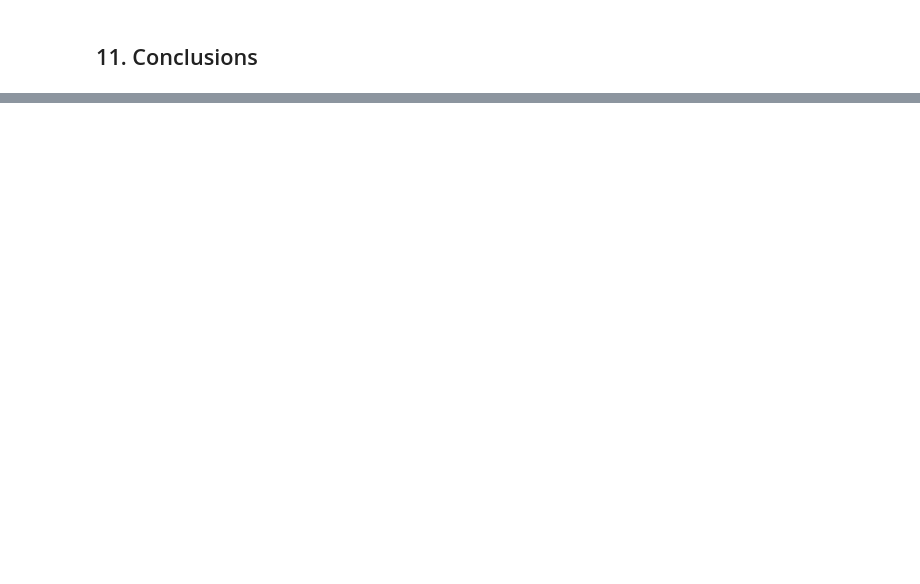
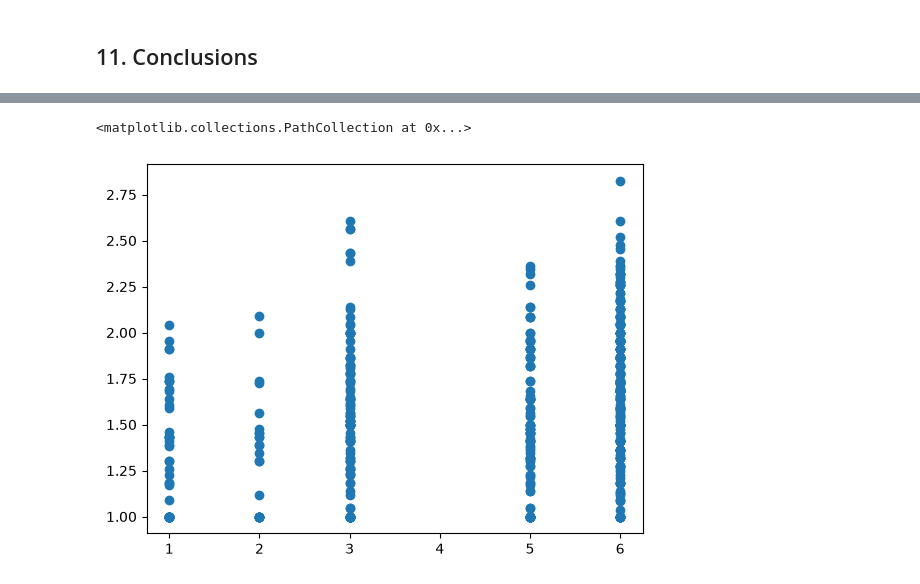
Before and after one commit to bev-amin/fifa-data-science, a Jupyter notebook: notebooks/01-exploration.ipynb, the cells around one changed output, grey strips where cells are left out. Drawn from its saved outputs; the diff is of its cells as text; code cells hidden in the pictures; blank space fills up the shorter version.

```diff
--- a/notebooks/01-exploration.ipynb
+++ b/notebooks/01-exploration.ipynb
@@ -1729,0 +2108,7 @@ Text(0.5, 1.0, 'Player Age vs Goals Scored per 90 Mins')
+# %%
+''' avg exp vs max performance '''
+
+plt.scatter(squad_exp_perform['max_performance'], squad_exp_perform['avg_experience'])
+# %% [output]
+<matplotlib.collections.PathCollection at 0x...>
+[figure, added]
```
Also changed, not shown: parts of 26 cells of this notebook.
